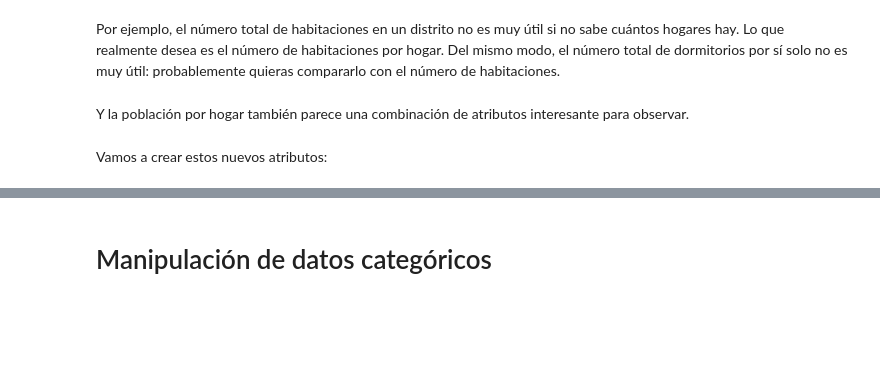
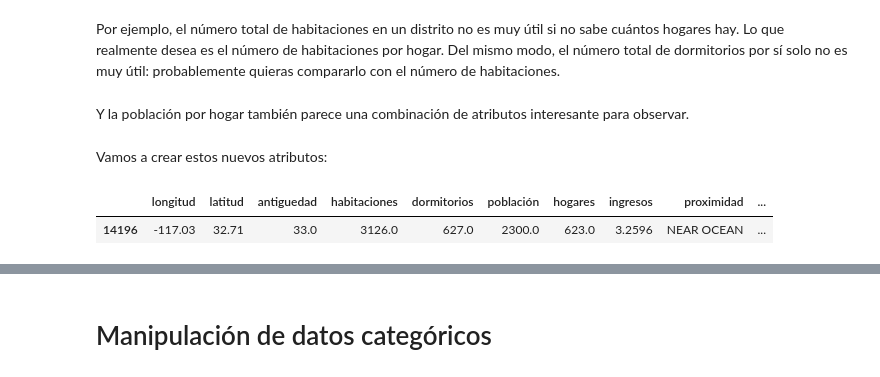
Before and after one commit to marco-canas/python_and_r_for_the_modern_data_scientist, a Jupyter notebook: classes/class_feb_17/class_feb_17.ipynb, the cells around one changed output, grey strips where cells are left out. Drawn from its saved outputs; the diff is of its cells as text; code cells hidden in the pictures; blank space fills up the shorter version.

```diff
--- a/classes/class_feb_17/class_feb_17.ipynb
+++ b/classes/class_feb_17/class_feb_17.ipynb
@@ -230,4 +357,9 @@ probablemente quieras compararlo con el número de habitaciones.
 Y la población por hogar también parece una combinación de atributos interesante para observar.
 # %% [markdown]
 Vamos a crear estos nuevos atributos:
+# %%
+v.head(1)
+# %% [output]
+|  | longitud | latitud | antiguedad | habitaciones | dormitorios | población | hogares | ingresos | proximidad | ... |
+| 14196 | -117.03 | 32.71 | 33.0 | 3126.0 | 627.0 | 2300.0 | 623.0 | 3.2596 | NEAR OCEAN | ... |
 # %%
```
Also changed, not shown: parts of 40 cells of this notebook, 1 other file.
